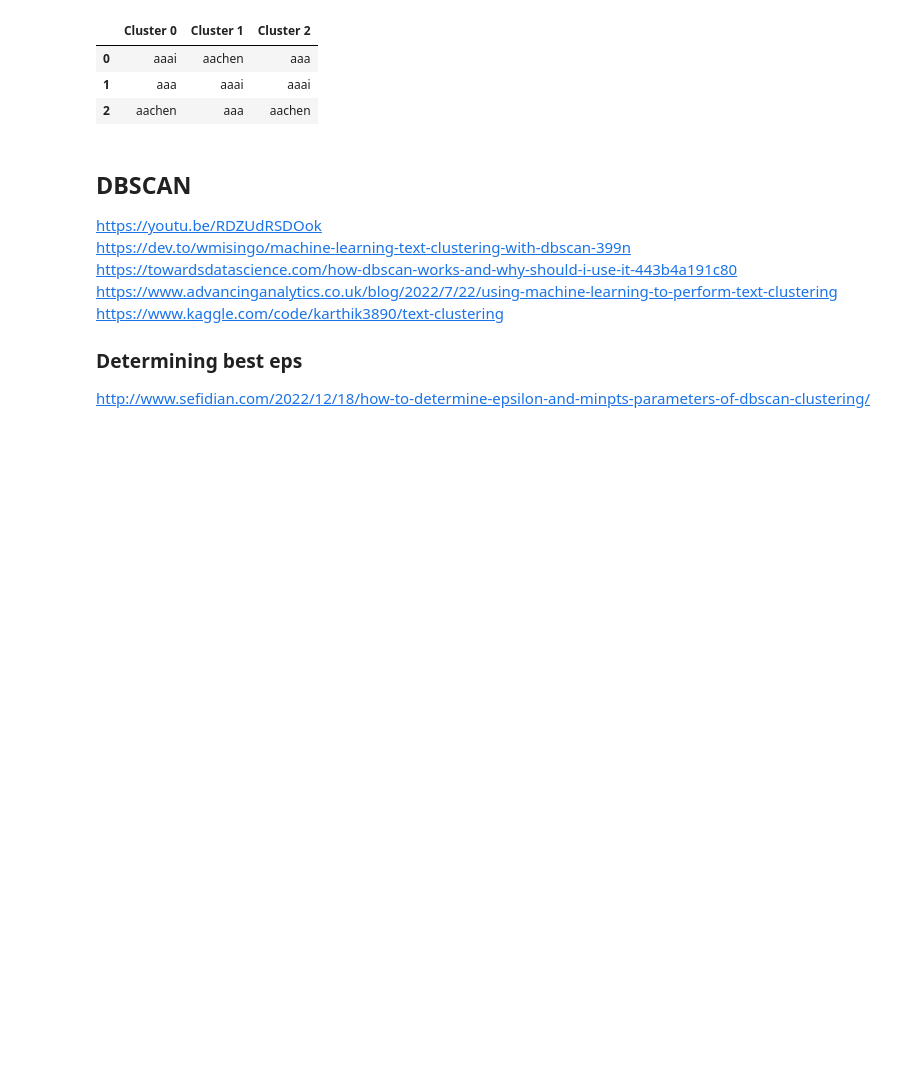
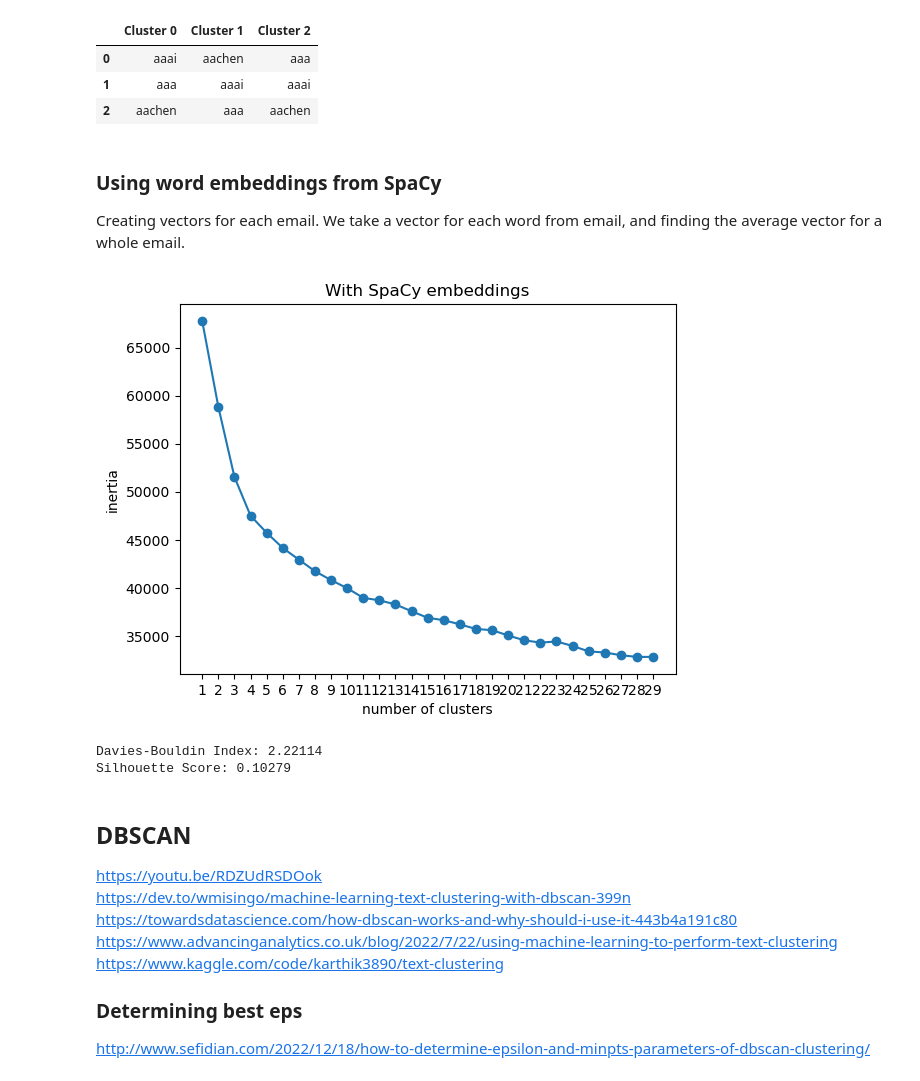
Before and after one commit to phoenixday/ml-algorithms, a Jupyter notebook: spam-ham-emails.ipynb, the cells around one changed output. Cells and saved outputs as stored; diff of their text form; code cells hidden in the pictures; blank space fills up the shorter version.

```diff
--- a/spam-ham-emails.ipynb
+++ b/spam-ham-emails.ipynb
@@ -338,0 +326,3 @@ print(sim)
+# %%
+nlp = spacy.blank("en")
+nlp.from_disk('/kaggle/input/en-core-web-lg/en_core_web_lg/en_core_web_lg-3.6.0')
@@ -338,0 +333,21 @@ print(sim)
+# %%
+# Document similarity
+doc1 = nlp("I like guinea pigs")
+doc2 = nlp("Apple is looking at buying U.K. startup for $1 billion")
+print(doc1.similarity(doc2))
+
+doc1 = nlp("I like guinea pigs")
+doc2 = nlp("I like cats")
+print(doc1.similarity(doc2))
+
+# Compare two tokens
+doc = nlp("I like vegetables and buckwheat.")
+token1 = doc[2]
+token2 = doc[4]
+print("Token 1, Token 2: ",token1,", ",token2)
+print(token1.similarity(token2))
+
+# Compare a document with a token
+doc = nlp("king")
+token = nlp("prince")[0]
+print(doc.similarity(token))
@@ -872,6 +927,26 @@ kmeans_with_clusters(3, lda_features_x2, tf_vectorizer)
 | 0 | aaai | aachen | aaa |
 | 1 | aaa | aaai | aaai |
 | 2 | aachen | aaa | aachen |
+# %% [markdown]
+### Using word embeddings from SpaCy
+Creating vectors for each email. We take a vector for each word from email, and finding the average vector for a whole email.
+# %%
+email_embeddings = []
+for email in emails:
+    spacy_doc = nlp(' '.join(email))
+    avg_vector = sum([token.vector for token in spacy_doc]) / len(email)
+    email_embeddings.append(avg_vector)
+# %%
+elbow_method(email_embeddings, 30, "With SpaCy embeddings")
+# %% [output]
+[figure, added]
+# %%
+kmeans = KMeans(n_clusters=6)
+labels = kmeans.fit_predict(email_embeddings)
+print_clustering_metrics(email_embeddings, labels)
+# %% [output]
+Davies-Bouldin Index: 2.22114
+Silhouette Score: 0.10279
 # %% [markdown]
 ## DBSCAN
 
```
Also changed, not shown: parts of 42 cells of this notebook.
